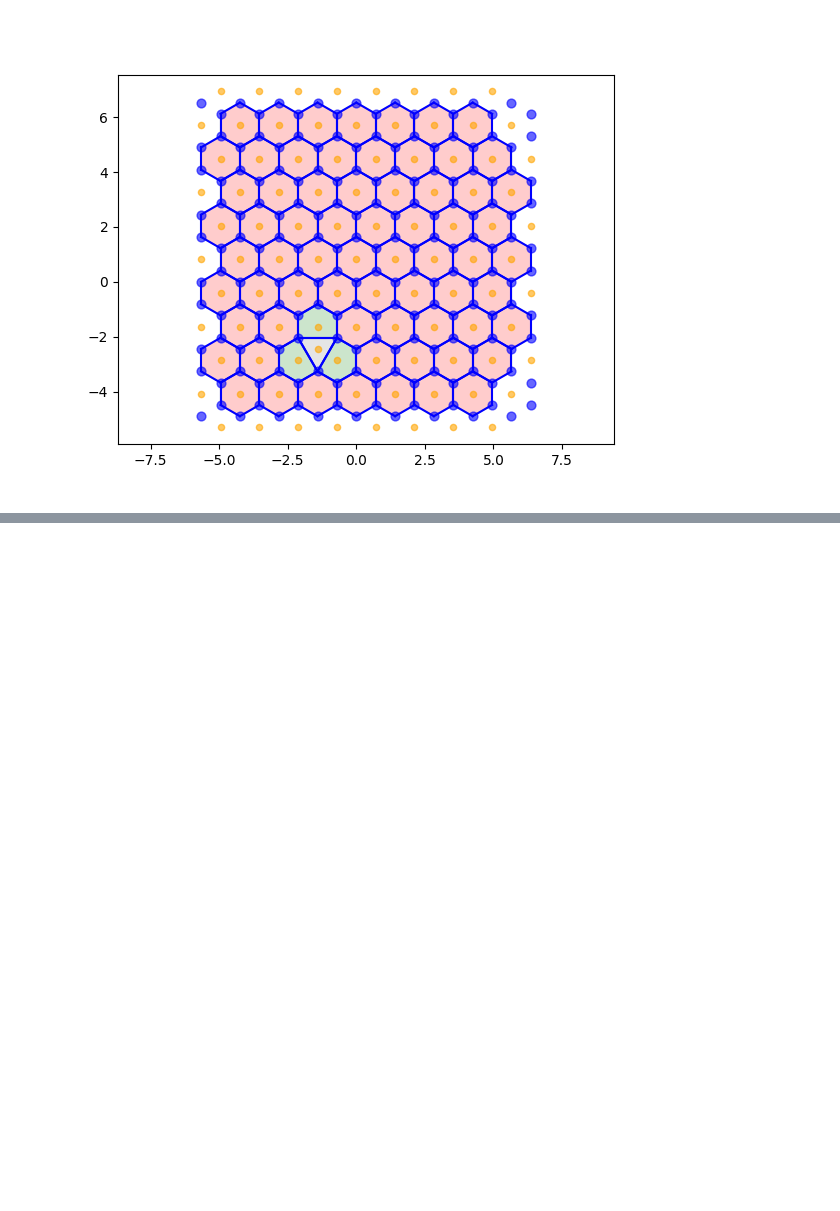
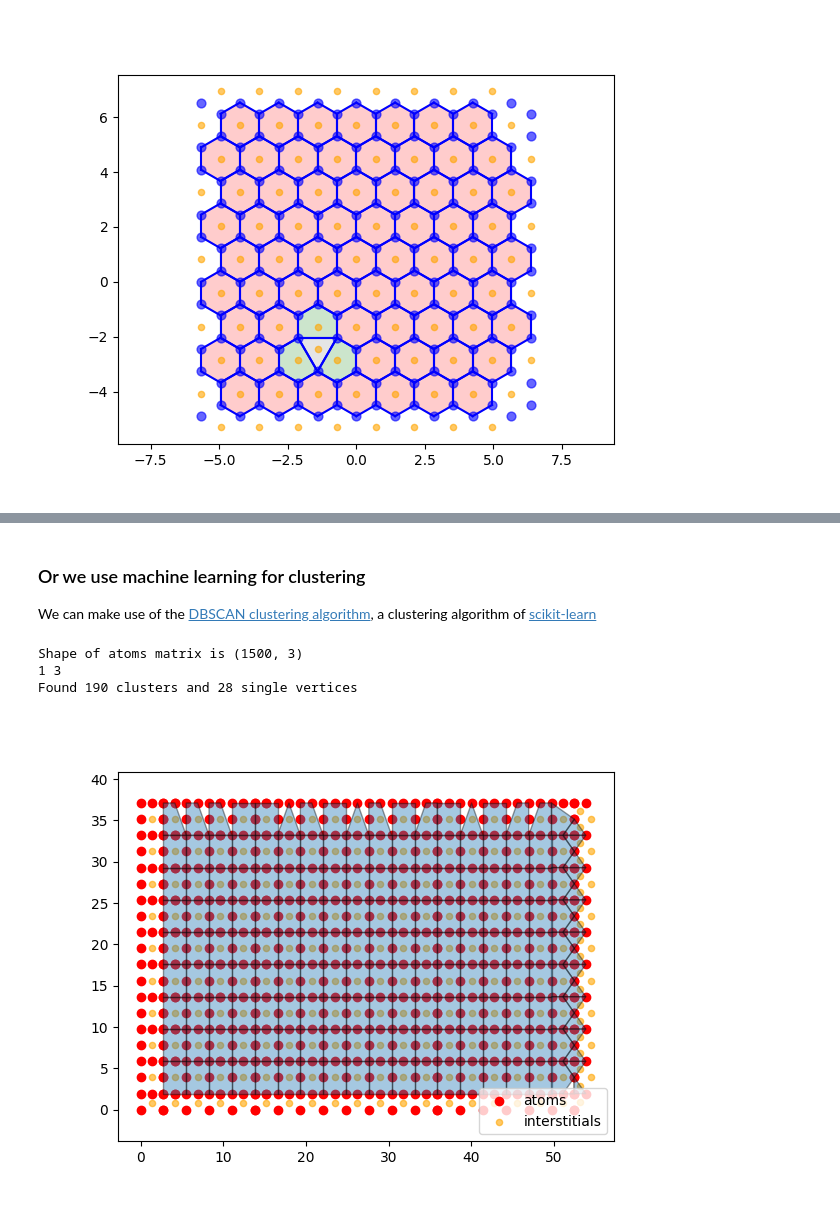
Before and after one commit to SergeiVKalinin/ML-ElectronMicroscopy-2023, a Jupyter notebook: Lecture 6/2_Graph_Theory.ipynb, the cells around one changed output, grey strips where cells are left out. Saved outputs shown, nothing was run; the diff lists cells and outputs as text; code cells hidden in the pictures; blank space fills up the shorter version.

```diff
--- a/Lecture 6/2_Graph_Theory.ipynb
+++ b/Lecture 6/2_Graph_Theory.ipynb
@@ -1404,0 +1355,4 @@ plot_voronoi(plt.gca(),tags)
+# %% [markdown]
+### Or we use machine learning for clustering
+
+We can make use of the [DBSCAN clustering algorithm](https://scikit-learn.org/stable/auto_examples/cluster/plot_dbscan.html#sphx-glr-auto-examples-cluster-plot-dbscan-py), a clustering algorithm  of [scikit-learn](https://scikit-learn.org/stable/index.html)
@@ -1404,0 +1374,29 @@ plot_voronoi(plt.gca(),tags)
+# %%
+atoms = crystal_slab.get_positions()
+Z = crystal_slab.get_atomic_numbers()
+
+print(f'Shape of atoms matrix is {atoms.shape}')
+# Set z-coordinates of atoms to zero
+atoms[:,2] = 0.0
+
+atoms2, indices, counts   = np.unique(atoms, return_index = True, return_counts = True,axis = 0)
+
+print(counts.min(), counts.max())
+atoms = atoms[indices,0:2]
+Z = Z[indices]
+
+rings = ring_graph(atoms)
+plt.figure()
+# plot_voronoi(plt.gca(), rings)
+plt.scatter(atoms[:,0],atoms[:,1], color = 'red', label='atoms')
+plt.scatter(rings['centers'][:,0],rings['centers'][:,1], color = 'orange', alpha=0.6, s=20, label='interstitials')
+p = PatchCollection(rings['polygons'], alpha=0.4, edgecolor='black')
+#p.set_array(tags['cyclicity'])
+plt.gca().add_collection(p)
+plt.gca().set_aspect('equal', 'datalim');
+plt.legend();
+# %% [output]
+Shape of atoms matrix is (1500, 3)
+1 3
+Found 190 clusters and 28 single vertices
+[figure, added]
```
Also changed, not shown: parts of 29 cells of this notebook.
